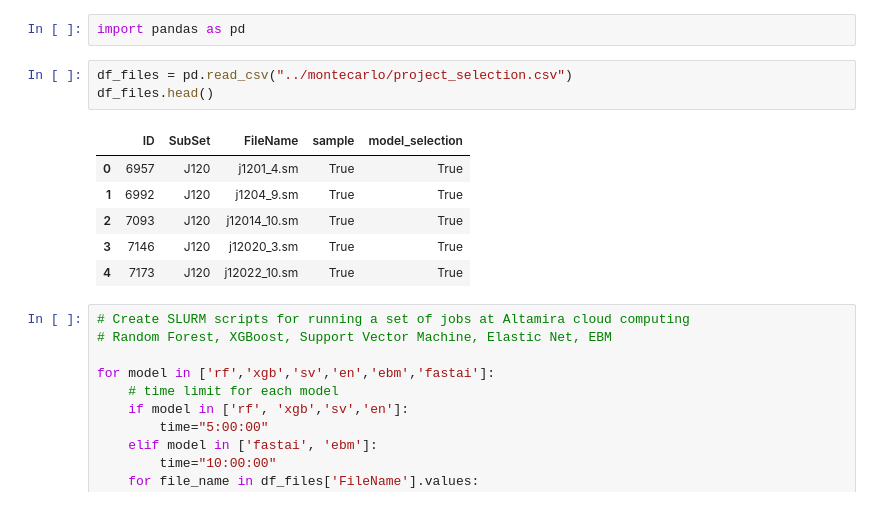
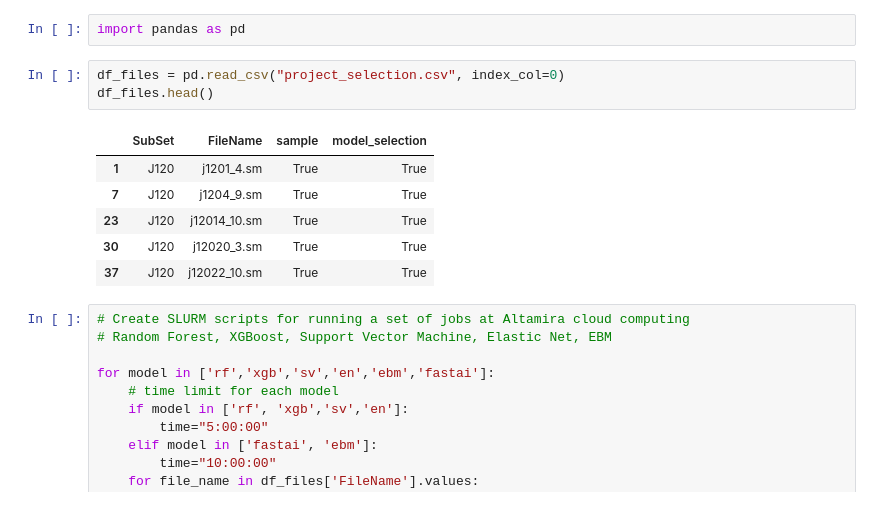
Before and after one commit to jismartin/GlassBoxEVM, a Jupyter notebook: model_selection/slurm_scripts.ipynb, the cells around one changed output. Cells and saved outputs as stored; diff of their text form.

```diff
--- a/model_selection/slurm_scripts.ipynb
+++ b/model_selection/slurm_scripts.ipynb
@@ -3,15 +3,15 @@
 # %%
 import pandas as pd
 # %%
-df_files = pd.read_csv("../montecarlo/project_selection.csv")
+df_files = pd.read_csv("project_selection.csv", index_col=0)
 df_files.head()
 # %% [output]
-|  | ID | SubSet | FileName | sample | model_selection |
-| 0 | 6957 | J120 | j1201_4.sm | True | True |
-| 1 | 6992 | J120 | j1204_9.sm | True | True |
-| 2 | 7093 | J120 | j12014_10.sm | True | True |
-| 3 | 7146 | J120 | j12020_3.sm | True | True |
-| 4 | 7173 | J120 | j12022_10.sm | True | True |
+|  | SubSet | FileName | sample | model_selection |
+| 1 | J120 | j1201_4.sm | True | True |
+| 7 | J120 | j1204_9.sm | True | True |
+| 23 | J120 | j12014_10.sm | True | True |
+| 30 | J120 | j12020_3.sm | True | True |
+| 37 | J120 | j12022_10.sm | True | True |
 # %%
 # Create SLURM scripts for running a set of jobs at Altamira cloud computing
 # Random Forest, XGBoost, Support Vector Machine, Elastic Net, EBM
```
Also changed, not shown: 6 other files.
